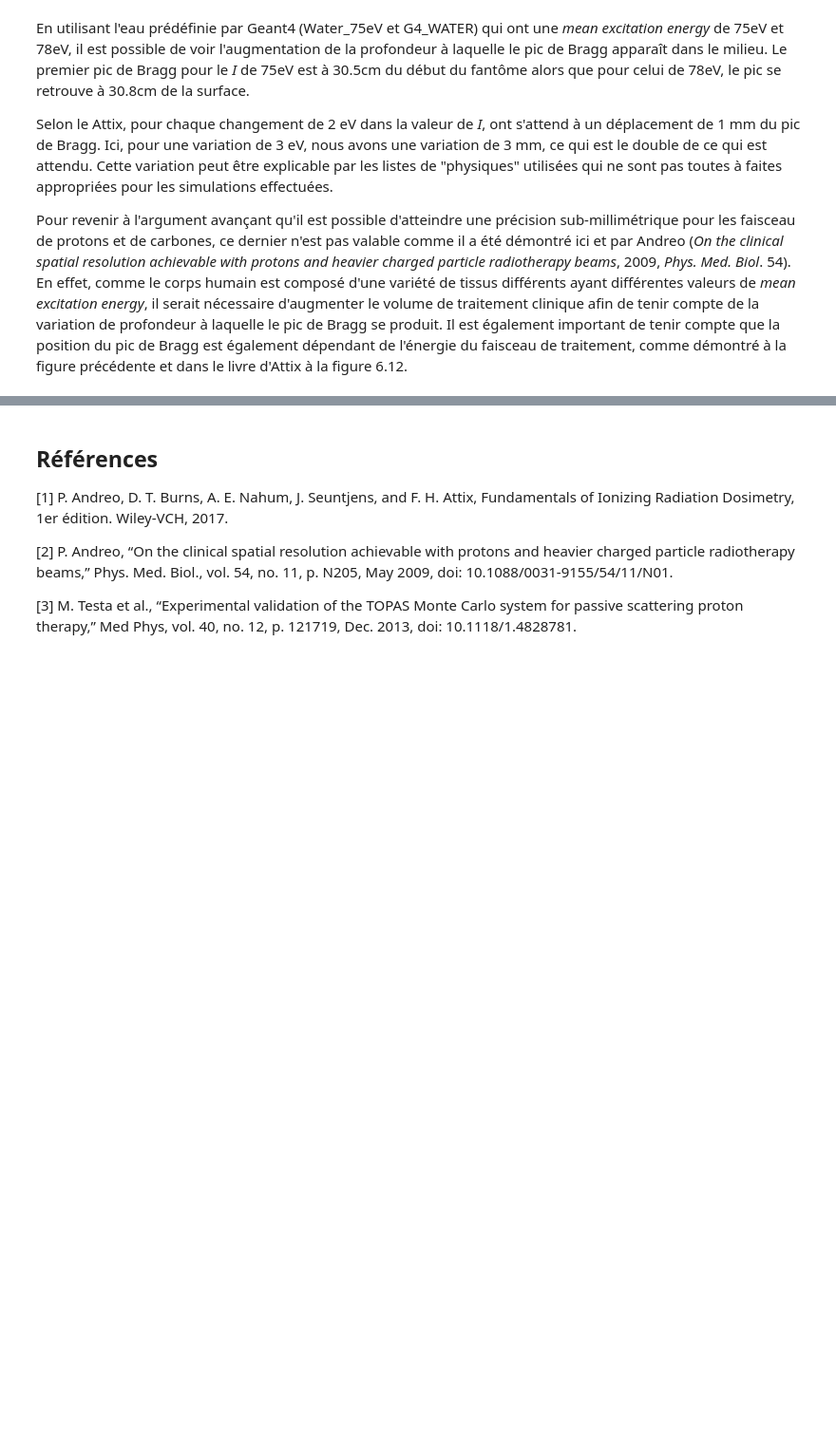
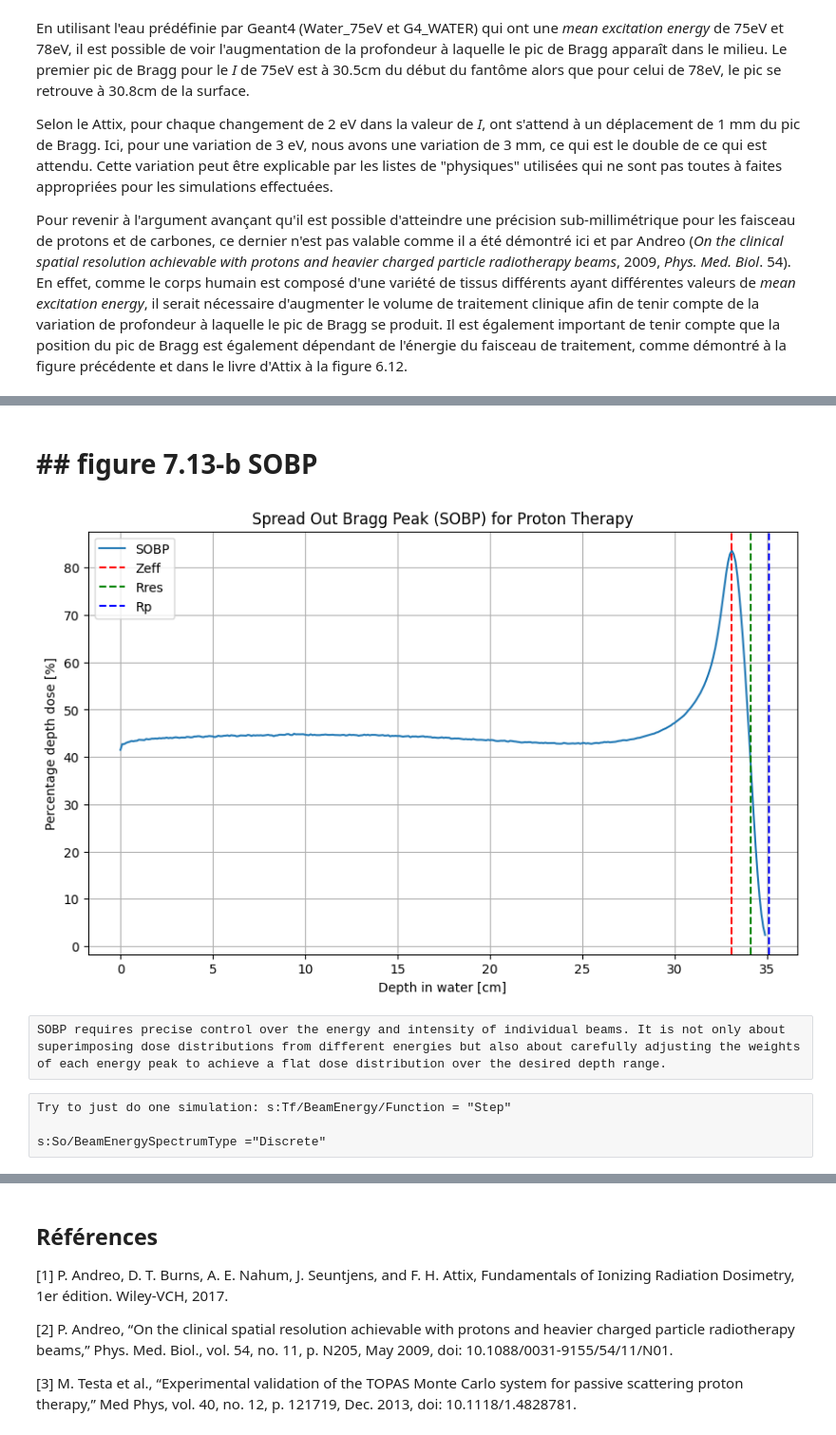
Before and after one commit to GAGER41/Topas_project, a Jupyter notebook: Devoir_topas_protons_2023.ipynb, the cells around one changed output, grey strips where cells are left out. Shown: that part at 95% size. Drawn from its saved outputs; the diff is of its cells as text; code cells hidden in the pictures; blank space fills up the shorter version.

```diff
--- a/Devoir_topas_protons_2023.ipynb
+++ b/Devoir_topas_protons_2023.ipynb
@@ -697,0 +915,2 @@ Selon le Attix, pour chaque changement de 2 eV dans la valeur de _I_, ont s'atte
+# %% [markdown]
+#  ##  figure 7.13-b SOBP
@@ -697,0 +944,4 @@ Selon le Attix, pour chaque changement de 2 eV dans la valeur de _I_, ont s'atte
+# %%
+def csv_to_np(file_path, skip_num=8, start_col=2):
+    data = pd.read_csv(file_path, sep=',', header=None, skiprows=skip_num).to_numpy()[:, start_col:]
+    return data
@@ -697,0 +970,35 @@ Selon le Attix, pour chaque changement de 2 eV dans la valeur de _I_, ont s'atte
+# %%
+def identify_parameters(sobp_data):
+    # This function would contain the logic to identify Zeff, Rres, and Rp
+    # For the sake of example, let's assume we find the max dose and its index as Zeff
+    Zeff_index = np.argmax(sobp_data)
+    Zeff = Zeff_index * 0.1  # Convert index to depth assuming 0.1 cm increments
+    # Rres and Rp would be similarly calculated based on your criteria
+    Rres = Zeff + 1  # Placeholder calculation
+    Rp = Zeff + 2  # Placeholder calculation
+    return Zeff, Rres, Rp
+    #Rp_index = (doses > 0.1 * max_dose).sum()
+# %%
+def plot_sobp(depth, sobp_data, Zeff, Rres, Rp):
+    plt.figure(figsize=(10, 6))
+    plt.plot(depth, sobp_data, label='SOBP')
+    plt.axvline(x=Zeff, color='r', linestyle='--', label='Zeff')
+    plt.axvline(x=Rres, color='g', linestyle='--', label='Rres')
+    plt.axvline(x=Rp, color='b', linestyle='--', label='Rp')
+    plt.xlabel('Depth in water [cm]')
+    plt.ylabel('Percentage depth dose [%]')
+    plt.title('Spread Out Bragg Peak (SOBP) for Proton Therapy')
+    plt.legend()
+    plt.grid(True)
+    plt.show()
+# %%
+# Use an actual path where your CSV files are located
+directory_path = "C:\\Users\\hanie\\PycharmProjects\\pythonProject\\TOPAS\\SOBP"
+csv_files = find_csv_files(directory_path)
+depth, sobp_data = read_and_process_data(csv_files)
+Zeff, Rres, Rp = identify_parameters(sobp_data)
+plot_sobp(depth, sobp_data, Zeff, Rres, Rp)
+# %% [output]
+[figure, added]
+# %% [raw]
+SOBP requires precise control over the energy and intensity of individual beams. It is not only about superimposing dose distributions from different energies but also about carefully adjusting the weights of each energy peak to achieve a flat dose distribution over the desired depth range.
@@ -697,0 +1023,4 @@ Selon le Attix, pour chaque changement de 2 eV dans la valeur de _I_, ont s'atte
+# %% [raw]
+Try to just do one simulation: s:Tf/BeamEnergy/Function = "Step"
+
+s:So/BeamEnergySpectrumType ="Discrete"
```
Also changed, not shown: parts of 16 cells of this notebook, 34 other files.
